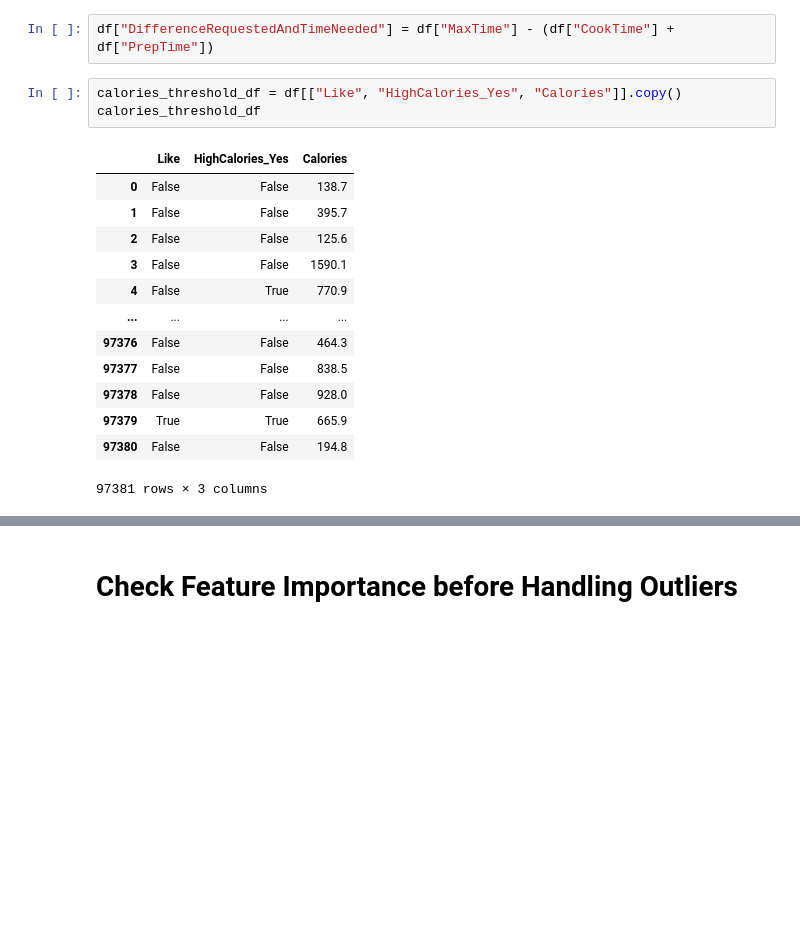
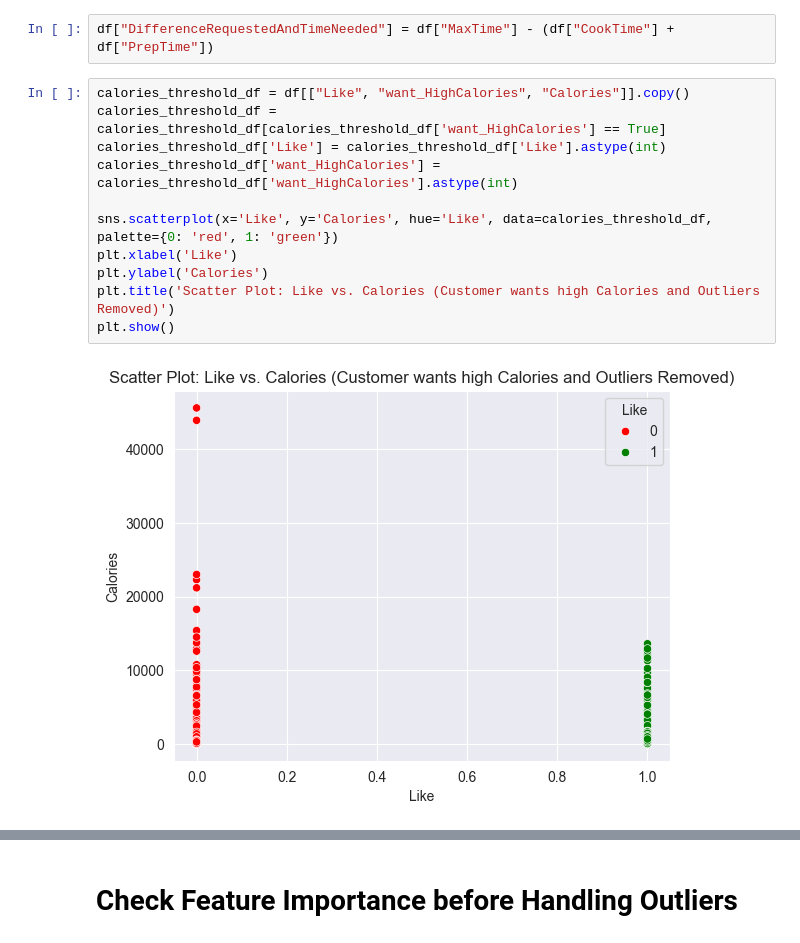
Before and after one commit to MittmannM/AnalyticsCupTUM, a Jupyter notebook: AC Feature Importance.ipynb, the cells around one changed output, grey strips where cells are left out. Drawn from its saved outputs; the diff is of its cells as text; blank space fills up the shorter version.

```diff
--- a/AC Feature Importance.ipynb
+++ b/AC Feature Importance.ipynb
@@ -79,20 +103,16 @@ df = pd.get_dummies(df, columns=['HighProtein', 'LowSugar'])
 # Create new columns
 # %%
 df["DifferenceRequestedAndTimeNeeded"] = df["MaxTime"] - (df["CookTime"] + df["PrepTime"])
-# %%
-calories_threshold_df = df[["Like", "HighCalories_Yes", "Calories"]].copy()
-calories_threshold_df
-# %% [output]
-|  | Like | HighCalories_Yes | Calories |
-| 0 | False | False | 138.7 |
-| 1 | False | False | 395.7 |
-| 2 | False | False | 125.6 |
-| 3 | False | False | 1590.1 |
-| 4 | False | True | 770.9 |
-| ... | ... | ... | ... |
-| 97376 | False | False | 464.3 |
-| 97377 | False | False | 838.5 |
-| 97378 | False | False | 928.0 |
-| 97379 | True | True | 665.9 |
-| 97380 | False | False | 194.8 |
-97381 rows × 3 columns
+# %%
+calories_threshold_df = df[["Like", "want_HighCalories", "Calories"]].copy()
+calories_threshold_df = calories_threshold_df[calories_threshold_df['want_HighCalories'] == True]
+calories_threshold_df['Like'] = calories_threshold_df['Like'].astype(int)
+calories_threshold_df['want_HighCalories'] = calories_threshold_df['want_HighCalories'].astype(int)
+
+sns.scatterplot(x='Like', y='Calories', hue='Like', data=calories_threshold_df, palette={0: 'red', 1: 'green'})
+plt.xlabel('Like')
+plt.ylabel('Calories')
+plt.title('Scatter Plot: Like vs. Calories (Customer wants high Calories and Outliers Removed)')
+plt.show()
+# %% [output]
+[figure, added]
```
Also changed, not shown: parts of 9 cells of this notebook, 1 other file.
